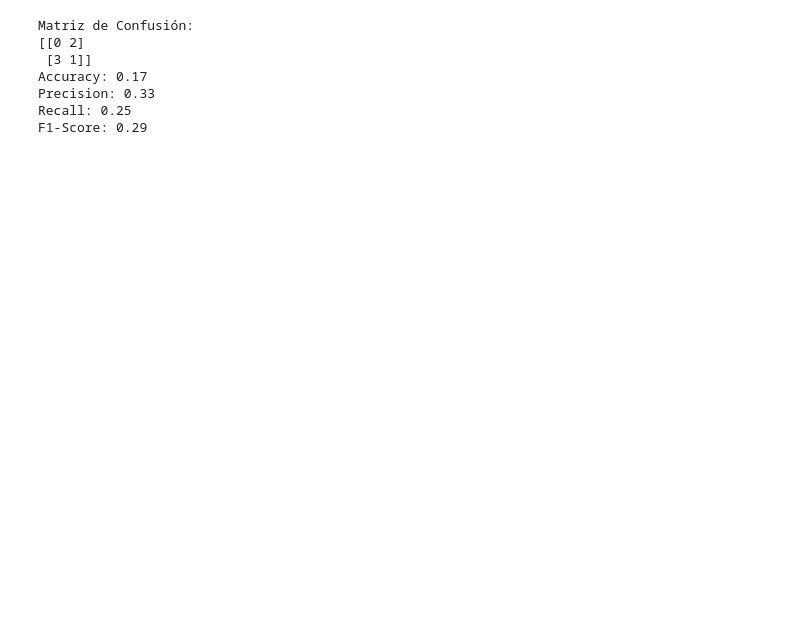
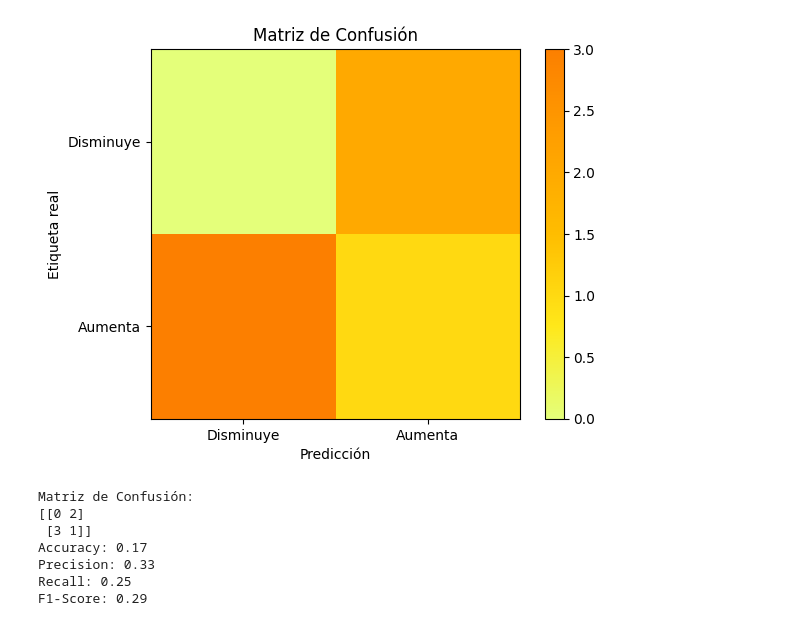
Before and after one commit to SynthExplorer/Talleres-Python, a Jupyter notebook: Ejercicio_N°_15_.ipynb, the cells around one changed output. Saved outputs shown, nothing was run; the diff lists cells and outputs as text; code cells hidden in the pictures; blank space fills up the shorter version.

```diff
--- a/Ejercicio_N°_15_.ipynb
+++ b/Ejercicio_N°_15_.ipynb
@@ -2,6 +2,7 @@
 <a href="https://colab.research.google.com/github/SynthExplorer/Talleres-Python/blob/main/Ejercicio_N%C2%B0_15_.ipynb" target="_parent"><img src="https://colab.research.google.com/assets/colab-badge.svg" alt="Open In Colab"/></a>
 # %%
 import pandas as pd
+import matplotlib.pyplot as plt
 from sklearn.model_selection import train_test_split
 from sklearn.ensemble import RandomForestClassifier
 from sklearn.metrics import confusion_matrix, accuracy_score, precision_score, recall_score, f1_score
@@ -10,7 +11,8 @@ from sklearn.metrics import confusion_matrix, accuracy_score, precision_score, r
 
 
 
-###### Y, no puede hacer la interfaz, el Visual no me ejecutaba los códigos que ponía, intenté con varios compiladores y nada, además de reinstalar el visual 3 veces. 😓
+###### Y, no puede probar la interfaz, el Visual no me ejecutaba los códigos que ponía, intenté con varios compiladores y nada, además de reinstalar el visual 3 veces.
+#Así que, se hizo lo más importante que creía 😓
 data = pd.DataFrame({
     'Fecha': ["2/01/2023", "3/01/2023", "4/01/2023", "5/01/2023", "6/01/2023", "7/01/2023", "8/01/2023", "9/01/2023", "10/01/2023", "11/01/2023", "12/01/2023", "13/01/2023", "14/01/2023", "15/01/2023", "16/01/2023", "17/01/2023", "18/01/2023", "19/01/2023", "20/01/2023", "21/01/2023"],
     'Último': ["35.953", "35.447", "34.669", "34.490", "34.551", "34.104", "33.942", "34.184", "34.504", "33.943", "33.069", "30.023", "29.922", "29.689", "28.745", "28.332", "28.410", "28.524", "27.168", "26.871"],
@@ -34,33 +36,44 @@ data['Dia'] = data['Fecha'].dt.day
 data['Mes'] = data['Fecha'].dt.month
 data['Año'] = data['Fecha'].dt.year
 
 # Separa los datos
 X = data[['Dia', 'Mes', 'Año', 'Último']]
 y = data['Etiqueta']
 
 # Divide los datos en conjuntos de entrenamiento y prueba
 X_train, X_test, y_train, y_test = train_test_split(X, y, test_size=0.3, random_state=42)
 
 # Entrena el modelo RandomForestClassifier
 model = RandomForestClassifier(n_estimators=100, random_state=42)
 model.fit(X_train, y_train)
 
 # Realiza predicciones en el conjunto de prueba
 y_pred = model.predict(X_test)
 
 confusion = confusion_matrix(y_test, y_pred)
 accuracy = accuracy_score(y_test, y_pred)
 precision = precision_score(y_test, y_pred)
 recall = recall_score(y_test, y_pred)
 f1 = f1_score(y_test, y_pred)
 
+plt.imshow(confusion, interpolation='nearest', cmap=plt.get_cmap("Wistia"))
+plt.title("Matriz de Confusión")
+plt.colorbar()
+tick_marks = [0, 1]
+plt.xticks(tick_marks, ["Disminuye", "Aumenta"])
+plt.yticks(tick_marks, ["Disminuye", "Aumenta"])
+plt.xlabel("Predicción")
+plt.ylabel("Etiqueta real")
+plt.show()
+
 print("Matriz de Confusión:")
 print(confusion)
 print(f"Accuracy: {accuracy:.2f}")
 print(f"Precision: {precision:.2f}")
 print(f"Recall: {recall:.2f}")
 print(f"F1-Score: {f1:.2f}")
 # %% [output]
+[figure, added]
 Matriz de Confusión:
 [[0 2]
  [3 1]]
```
Also changed, not shown: parts of 1 cell of this notebook.
